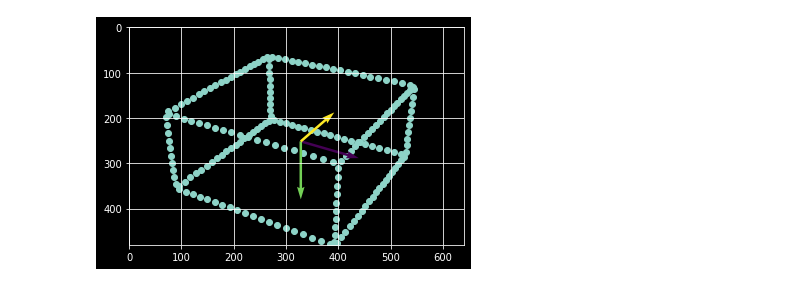
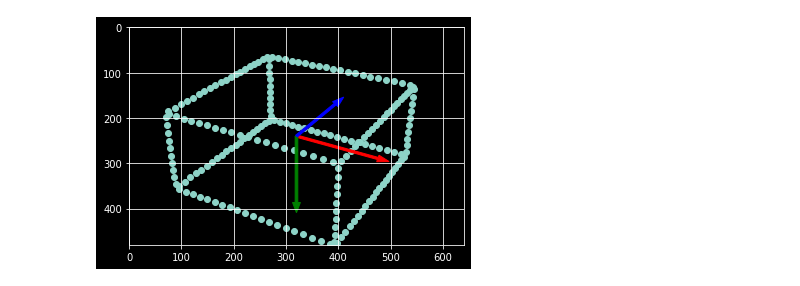
Before and after one commit to dinossht/TTK4255---Robotic-Vision, a Jupyter notebook: Assignments/ex1/main.ipynb, the cells around one changed output. Cells and saved outputs as stored; diff of their text form; code cells hidden in the pictures.

```diff
--- a/Assignments/ex1/main.ipynb
+++ b/Assignments/ex1/main.ipynb
@@ -70,38 +83,38 @@ def rad2deg(theta):
     return np.pi*theta/180
-# %%
-# Plot coordinate frame
-def plot_coordinate_frame(T,cx_dist,cy_dist,cx,cy,fx,fy):
-    V = T.dot(np.array([ \
-    [1,0,0,0], \
-    [0,1,0,0], \
-    [0,0,1,0], \
-    [0,0,0,1]]))
-
-    coordinate_center = T.dot(np.array([[dist_pf/2],[dist_pf/2],[0],[1]]))
-    X = coordinate_center[0,0]
-    Y = coordinate_center[1,0]
-    Z = coordinate_center[2,0]
-
-    ou,ov = camera_projection_3D_2_2D(X,Y,Z,cx,cy,fx,fy)
-    origin = [[ou],[ov]]
-
-    plt.quiver(*origin, V[0,0:3], -V[1,0:3], V[2,0:3], color=['r','g','b'], scale=5)
+# %%
+# Plot coordinate frame
+def plot_coordinate_frame(T,cx_dist,cy_dist,cx,cy,fx,fy,scale=1):
+    V = T.dot(np.array([ \
+    [scale,0,0,0], \
+    [0,scale,0,0], \
+    [0,0,scale,0], \
+    [1,1,1,1]]))
+
+    u,v = camera_projection_3D_2_2D(V[0],V[1],V[2],cx,cy,fx,fy)
+
+    plt.arrow(u[3],v[3],u[0]-u[3],v[0]-v[3],color='r',width=5)
+    plt.arrow(u[3],v[3],u[1]-u[3],v[1]-v[3],color='g',width=5)
+    plt.arrow(u[3],v[3],u[2]-u[3],v[2]-v[3],color='b',width=5)
 # %%
 # Rotate and translate box and plot
 off_dist = box_distance+box_height/2
-T_o = T_z(off_dist).dot(R_x(rad2deg(30))).dot(R_y(rad2deg(30)))
+
+T_o = T_z(off_dist).dot(R_x(deg2rad(30))).dot(R_y(deg2rad(30)))
 box_rot = T_o.dot(box.transpose())
 
-u,v = camera_projection_3D_2_2D(box_rot[0],box_rot[1],box_rot[2],c_x,c_y,f_x,f_y)
+X = box_rot[0]
+Y = box_rot[1]
+Z = box_rot[2]
+u,v = camera_projection_3D_2_2D(X,Y,Z,c_x,c_y,f_x,f_y)
 
 # Plot box
 plt.scatter(u,v)
 plt.grid(True)
 plt.xlim(0,640)
 plt.ylim(480,0)
-plot_coordinate_frame(T_o,0,0,c_x,c_y,f_x,f_y)
+plot_coordinate_frame(T_o,0,0,c_x,c_y,f_x,f_y,1)
 # %% [output]
-[figure, old version]
+[figure, new version]
 # %%
 ## Exercise [2]
 
```
Also changed, not shown: parts of 11 cells of this notebook.
